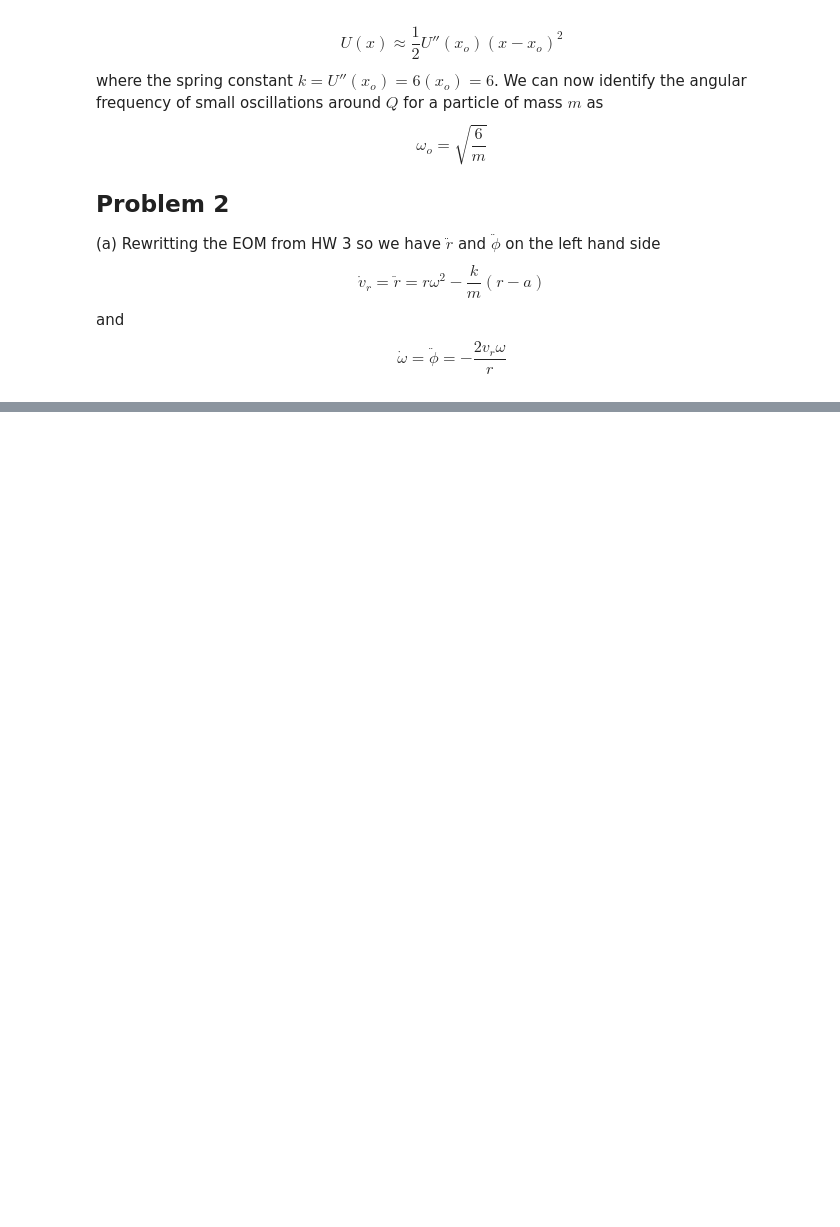
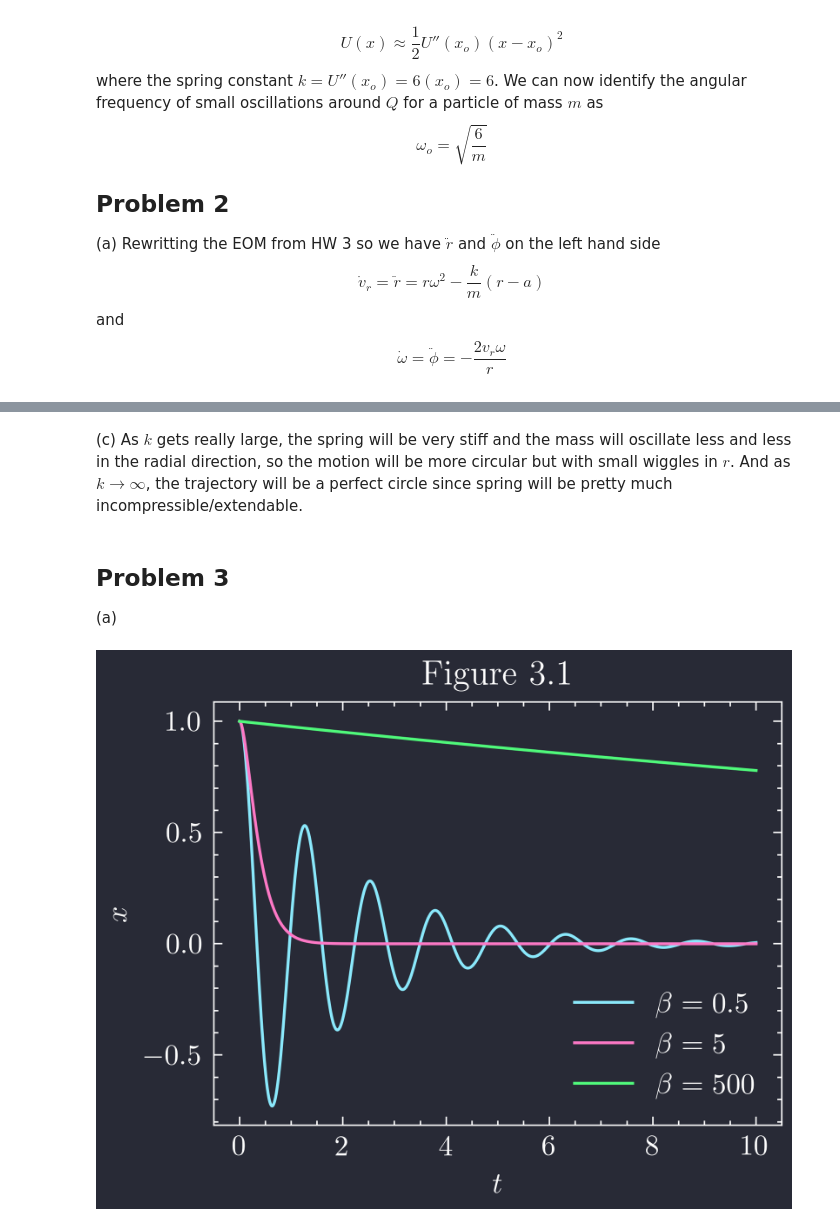
Before and after one commit to joonsuuh/notex, a Jupyter notebook: spring2024/taylor411/code/hw4.ipynb, the cells around one changed output, grey strips where cells are left out. Saved outputs shown, nothing was run; the diff lists cells and outputs as text; code cells hidden in the pictures; blank space fills up the shorter version.

```diff
--- a/spring2024/taylor411/code/hw4.ipynb
+++ b/spring2024/taylor411/code/hw4.ipynb
@@ -140,0 +213,40 @@ plt.show()
+# %% [markdown]
+(c) As $k$ gets really large, the spring will be very stiff and the mass will oscillate less and less
+in the radial direction, so the motion will be more circular but with small wiggles in $r$.
+And as $k \to \infty$, the trajectory will be a perfect circle since spring will be pretty much incompressible/extendable.
+# %% [markdown]
+## Problem 3
+
+(a)
+# %%
+# 3(a)
+# parameters
+omega_o = 5 # 1 / s
+beta_values = [0.5, 5, 500]
+
+# ode
+def damped_oscillator(t, s): # s[0] = x, s[1] = dot_x
+    x = s[0]
+    dot_x = s[1]
+    ddot_x = -2 * beta * dot_x - omega_o ** 2 * x
+    return [dot_x, ddot_x]
+
+# initial conditions
+x_o = 1 # m
+dot_x_o = 0 # m / s
+
+# solve ode for different beta
+solution = []
+for beta in beta_values:
+    solution.append(solve_ivp(damped_oscillator, [0, 10], [x_o, dot_x_o], t_eval=t, dense_output=True))
+
+# plot
+for i, beta in enumerate(beta_values):
+    plt.plot(t, solution[i].y[0], label=f'$\\beta = {beta}$')
+plt.xlabel('$t$')
+plt.ylabel('$x$')
+plt.legend()
+plt.title('Figure 3.1')
+plt.show()
+# %% [output]
+[figure, added]
```
Also changed, not shown: parts of 13 cells of this notebook, 11 other files.
